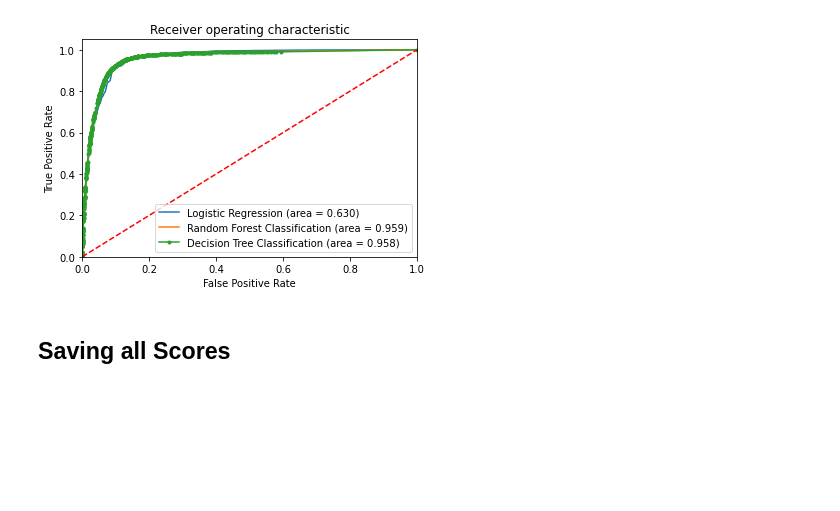
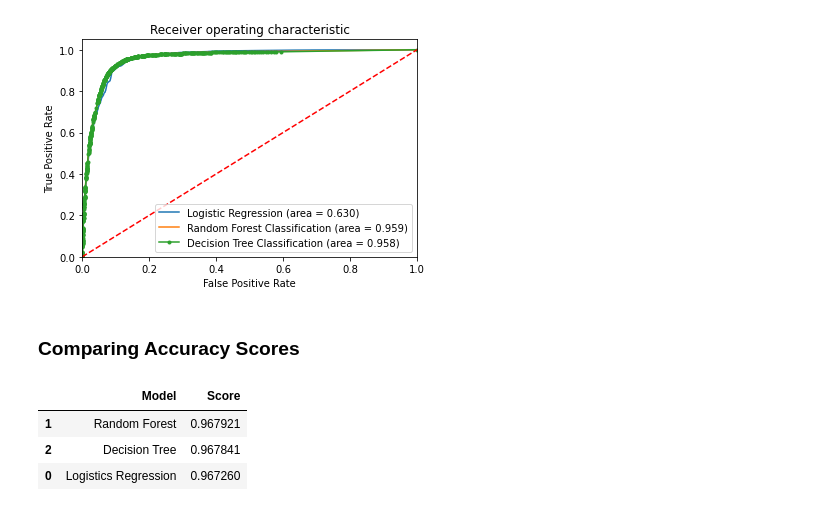
Before and after one commit to hariniv22/Covid_19_Data_Analysis, a Jupyter notebook: End-to-End_code.ipynb, the cells around one changed output. Saved outputs shown, nothing was run; the diff lists cells and outputs as text; code cells hidden in the pictures; blank space fills up the shorter version.

```diff
--- a/End-to-End_code.ipynb
+++ b/End-to-End_code.ipynb
@@ -467,7 +467,8 @@ print(classifier.intercept_)
 [-10.32537363]
 # %%
 # accuracy score
-print(accuracy_score(y_test, y_pred))
+log_acc = accuracy_score(y_test, y_pred)
+print(log_acc)
 # %% [output]
 0.9672604461869553
 # %%
@@ -547,8 +548,8 @@ cm_df
 | Actual 1 | 4844 | 1833 |
 # %%
 # Calculating the accuracy score.
-acc_score = accuracy_score(y_test, rf_predictions)
-acc_score
+rf_acc_score = accuracy_score(y_test, rf_predictions)
+rf_acc_score
 # %% [output]
 0.9679209903901472
 # %%
@@ -687,8 +688,8 @@ tree_cm_df
 | Actual 1 | 4907 | 1770 |
 # %%
 # Calculating the accuracy score.
-acc_score = accuracy_score(y_test, tree_predictions)
-acc_score
+tree_acc_score = accuracy_score(y_test, tree_predictions)
+tree_acc_score
 # %% [output]
 0.9678410858494385
 # %%
@@ -762,4 +763,20 @@ plt.show()
 # %% [output]
 [figure]
 # %% [markdown]
-## Saving all Scores
+### Comparing Accuracy Scores
+# %%
+d = {
+    'Model' :['Logistics Regression',
+               'Random Forest',
+               'Decision Tree'],
+    'Score': [log_acc,
+             rf_acc_score,
+             tree_acc_score]
+}
+models_df = pd.DataFrame(data=d)
+models_df.sort_values(by = "Score", ascending = False)
+# %% [output]
+|  | Model | Score |
+| 1 | Random Forest | 0.967921 |
+| 2 | Decision Tree | 0.967841 |
+| 0 | Logistics Regression | 0.967260 |
```
Also changed, not shown: parts of 1 cell of this notebook, 1 other file.
